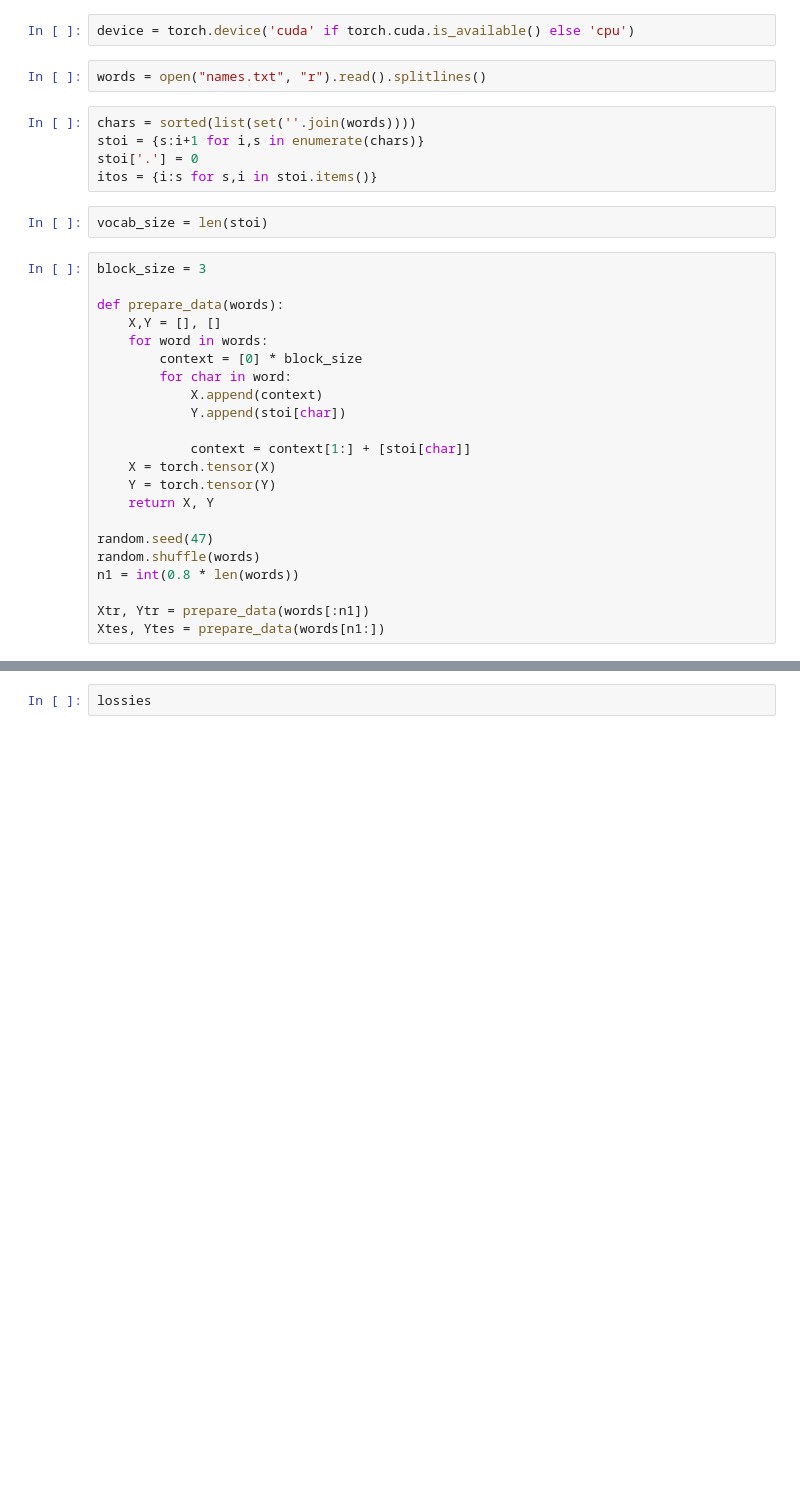
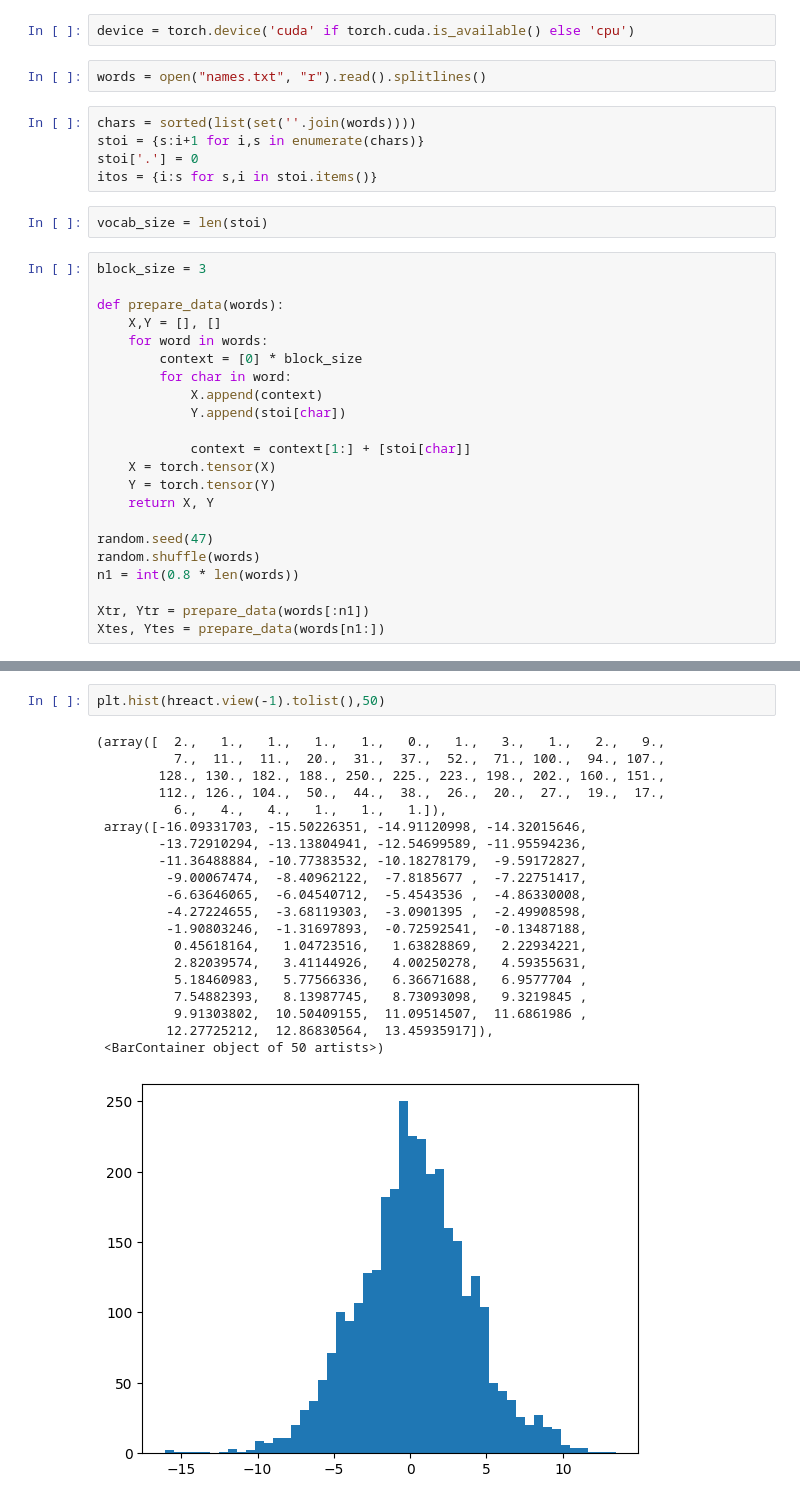
Before and after one commit to bharat5007/Makemore, a Jupyter notebook: pratice.ipynb, the cells around one changed output, grey strips where cells are left out. Saved outputs shown, nothing was run; the diff lists cells and outputs as text; blank space fills up the shorter version.

```diff
--- a/pratice.ipynb
+++ b/pratice.ipynb
@@ -106,5 +107,26 @@ for epoch in range(epochs):
     #update parameters
     for p in parameters:
         p.data += -lr * p.grad
-# %%
-lossies
+# %%
+plt.hist(hreact.view(-1).tolist(),50)
+# %% [output]
+(array([  2.,   1.,   1.,   1.,   1.,   0.,   1.,   3.,   1.,   2.,   9.,
+          7.,  11.,  11.,  20.,  31.,  37.,  52.,  71., 100.,  94., 107.,
+        128., 130., 182., 188., 250., 225., 223., 198., 202., 160., 151.,
+        112., 126., 104.,  50.,  44.,  38.,  26.,  20.,  27.,  19.,  17.,
+          6.,   4.,   4.,   1.,   1.,   1.]),
+ array([-16.09331703, -15.50226351, -14.91120998, -14.32015646,
+        -13.72910294, -13.13804941, -12.54699589, -11.95594236,
+        -11.36488884, -10.77383532, -10.18278179,  -9.59172827,
+         -9.00067474,  -8.40962122,  -7.8185677 ,  -7.22751417,
+         -6.63646065,  -6.04540712,  -5.4543536 ,  -4.86330008,
+         -4.27224655,  -3.68119303,  -3.0901395 ,  -2.49908598,
+         -1.90803246,  -1.31697893,  -0.72592541,  -0.13487188,
+          0.45618164,   1.04723516,   1.63828869,   2.22934221,
+          2.82039574,   3.41144926,   4.00250278,   4.59355631,
+          5.18460983,   5.77566336,   6.36671688,   6.9577704 ,
+          7.54882393,   8.13987745,   8.73093098,   9.3219845 ,
+          9.91303802,  10.50409155,  11.09514507,  11.6861986 ,
+         12.27725212,  12.86830564,  13.45935917]),
+ <BarContainer object of 50 artists>)
+[figure, added]
```
Also changed, not shown: parts of 11 cells of this notebook.
